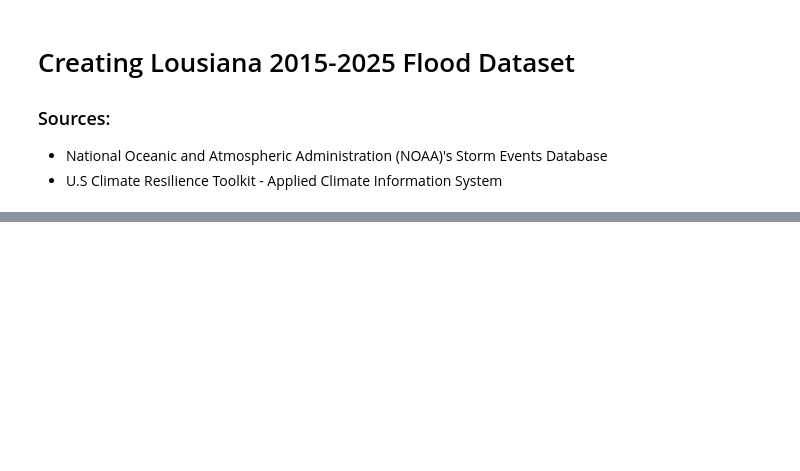
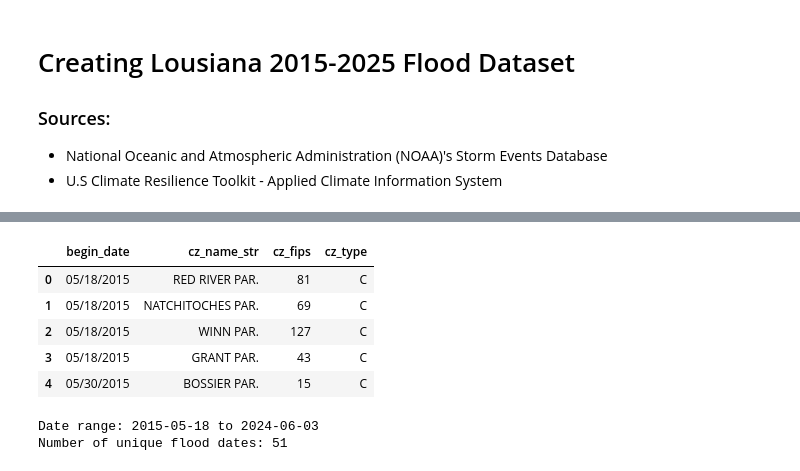
Before and after one commit to QuinnMcGill/MLFloodPrediction, a Jupyter notebook: dataset_creation.ipynb, the cells around one changed output, grey strips where cells are left out. Drawn from its saved outputs; the diff is of its cells as text; code cells hidden in the pictures; blank space fills up the shorter version.

```diff
--- a/dataset_creation.ipynb
+++ b/dataset_creation.ipynb
@@ -24,0 +88,20 @@ df_floods.head()
+# %%
+important_cols = ['begin_date', 'cz_name_str', 'cz_fips', 'cz_type']
+df_floods_filtered = df_floods[important_cols]
+df_floods_filtered.head()
+# %% [output]
+|  | begin_date | cz_name_str | cz_fips | cz_type |
+| 0 | 05/18/2015 | RED RIVER PAR. | 81 | C |
+| 1 | 05/18/2015 | NATCHITOCHES PAR. | 69 | C |
+| 2 | 05/18/2015 | WINN PAR. | 127 | C |
+| 3 | 05/18/2015 | GRANT PAR. | 43 | C |
+| 4 | 05/30/2015 | BOSSIER PAR. | 15 | C |
+# %%
+# Investigate the date range of the data
+df_floods_filtered.loc[:, 'begin_date'] = pd.to_datetime(df_floods_filtered['begin_date']).dt.date
+print(f"Date range: {df_floods_filtered['begin_date'].min()} to {df_floods_filtered['begin_date'].max()}")
+flood_dates = df_floods_filtered['begin_date'].unique()
+print(f"Number of unique flood dates: {len(flood_dates)}")
+# %% [output]
+Date range: 2015-05-18 to 2024-06-03
+Number of unique flood dates: 51
```
Also changed, not shown: parts of 7 cells of this notebook, 52 other files.
